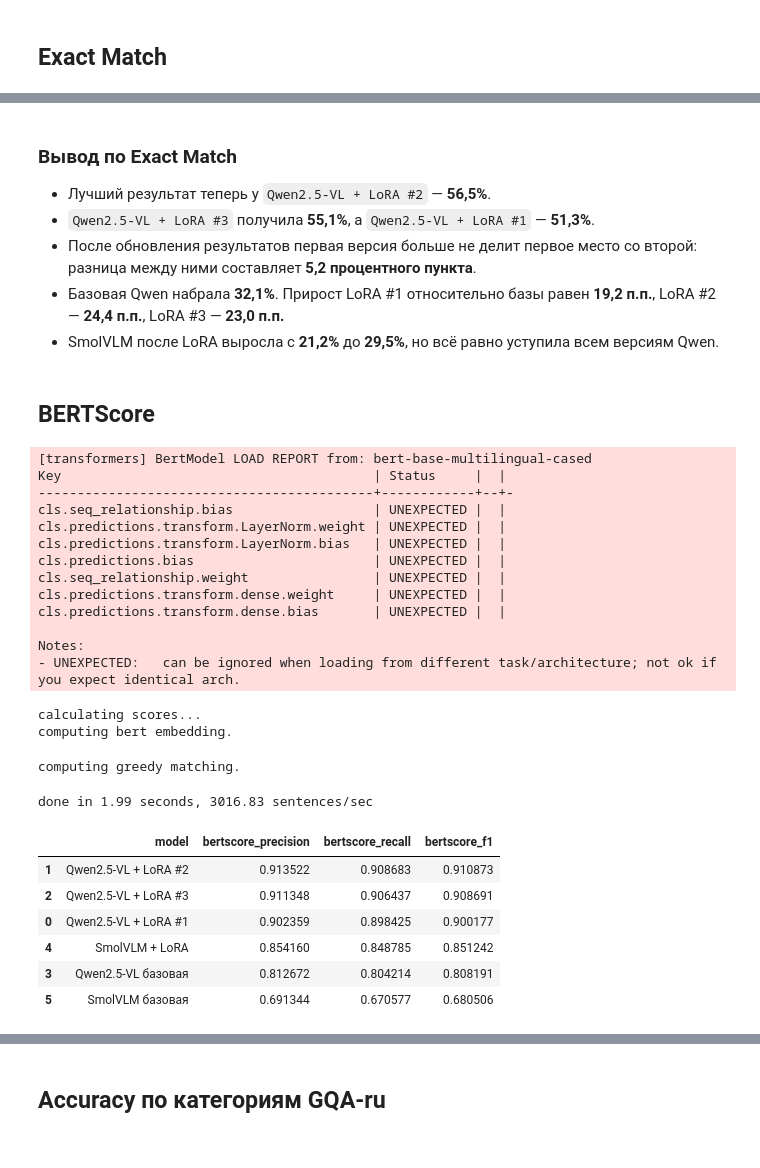
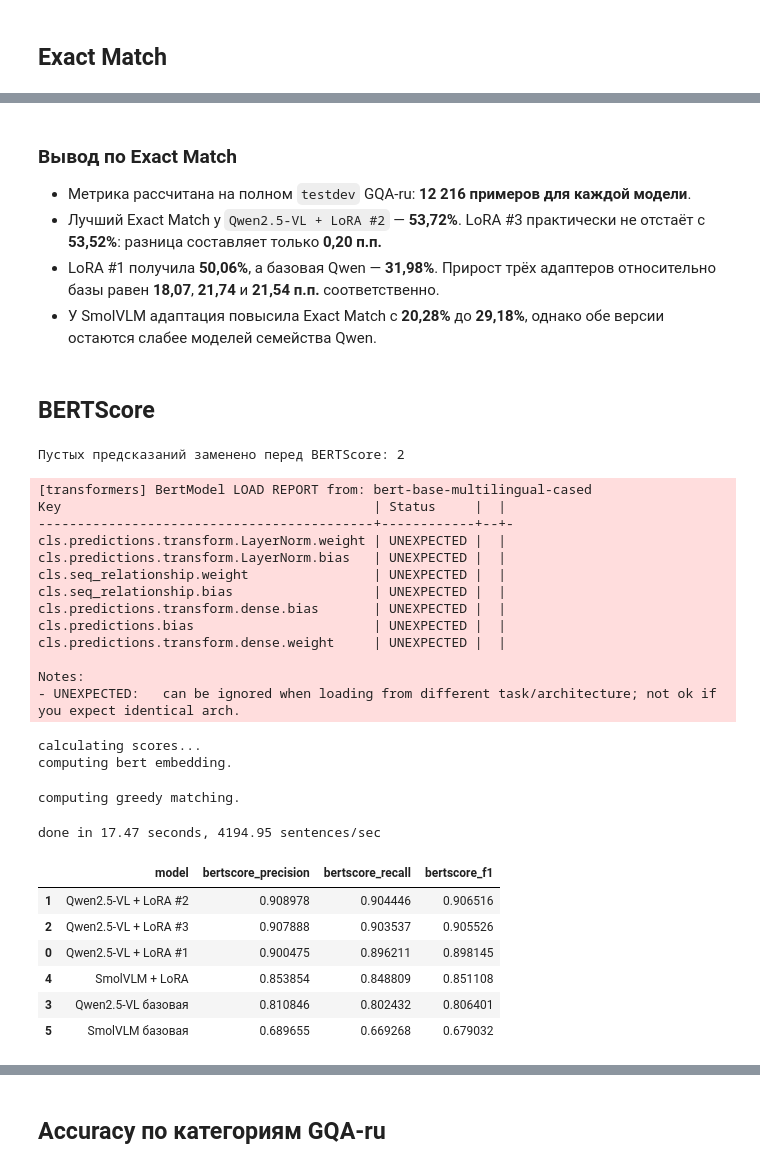
Before and after one commit to Dezurn/vk-vision-language-vqa, a Jupyter notebook: notebooks/metrics_compare.ipynb, the cells around one changed output, grey strips where cells are left out. Cells and saved outputs as stored; diff of their text form; code cells hidden in the pictures.

```diff
--- a/notebooks/evaluate_all_models.ipynb
+++ b/notebooks/metrics_compare.ipynb
@@ -117,61 +154,80 @@ style_plot(fig, "GQA-ru: Exact Match", "По 1000 примеров для каж
 # %% [markdown]
 ### Вывод по Exact Match
 
-- Лучший результат теперь у `Qwen2.5-VL + LoRA #2` — **56,5%**.
-- `Qwen2.5-VL + LoRA #3` получила **55,1%**, а `Qwen2.5-VL + LoRA #1` — **51,3%**.
-- После обновления результатов первая версия больше не делит первое место со второй: разница между ними составляет **5,2 процентного пункта**.
-- Базовая Qwen набрала **32,1%**. Прирост LoRA #1 относительно базы равен **19,2 п.п.**, LoRA #2 — **24,4 п.п.**, LoRA #3 — **23,0 п.п.**
-- SmolVLM после LoRA выросла с **21,2%** до **29,5%**, но всё равно уступила всем версиям Qwen.
+- Метрика рассчитана на полном `testdev` GQA-ru: **12 216 примеров для каждой модели**.
+- Лучший Exact Match у `Qwen2.5-VL + LoRA #2` — **53,72%**. LoRA #3 практически не отстаёт с **53,52%**: разница составляет только **0,20 п.п.**
+- LoRA #1 получила **50,06%**, а базовая Qwen — **31,98%**. Прирост трёх адаптеров относительно базы равен **18,07**, **21,74** и **21,54 п.п.** соответственно.
+- У SmolVLM адаптация повысила Exact Match с **20,28%** до **29,18%**, однако обе версии остаются слабее моделей семейства Qwen.
 # %% [markdown]
 ## BERTScore
 # %%
+BERT_EMPTY_PLACEHOLDER = "empty prediction"
+
+
+def prepare_bertscore_texts(series):
+    """Заменяет пустые строки: bert-score 0.3.13 несовместим с ними в transformers 5."""
+    texts = series.fillna("").astype(str).str.strip()
+    return texts.mask(texts.eq(""), BERT_EMPTY_PLACEHOLDER).tolist()
+
+
+bert_candidates = prepare_bertscore_texts(gqa["prediction"])
+bert_references = prepare_bertscore_texts(gqa["reference"])
+empty_prediction_mask = gqa["prediction"].fillna("").astype(str).str.strip().eq("")
+empty_reference_mask = gqa["reference"].fillna("").astype(str).str.strip().eq("")
+empty_bert_mask = empty_prediction_mask | empty_reference_mask
+empty_predictions = int(empty_prediction_mask.sum())
+print(f"Пустых предсказаний заменено перед BERTScore: {empty_predictions}")
+
 bert_precision, bert_recall, bert_f1 = score(
-    gqa["prediction"].tolist(),
-    gqa["reference"].tolist(),
+    bert_candidates,
+    bert_references,
     lang="ru",
     batch_size=BERT_BATCH_SIZE,
     device=BERT_DEVICE,
     verbose=True,
 )
 gqa["bertscore_precision"] = bert_precision.cpu().numpy()
 gqa["bertscore_recall"] = bert_recall.cpu().numpy()
 gqa["bertscore_f1"] = bert_f1.cpu().numpy()
+bert_columns = ["bertscore_precision", "bertscore_recall", "bertscore_f1"]
+gqa.loc[empty_bert_mask, bert_columns] = 0.0
 
 gqa_bert = (
     gqa.groupby("model", as_index=False)
     .agg(
         bertscore_precision=("bertscore_precision", "mean"),
         bertscore_recall=("bertscore_recall", "mean"),
         bertscore_f1=("bertscore_f1", "mean"),
     )
     .sort_values("bertscore_f1", ascending=False)
 )
 gqa_bert
 # %% [output]
-[transformers] BertModel LOAD REPORT from: bert-base-multilingual-cased
-Key                                        | Status     |  |
--------------------------------------------+------------+--+-
-cls.seq_relationship.bias                  | UNEXPECTED |  |
-cls.predictions.transform.LayerNorm.weight | UNEXPECTED |  |
-cls.predictions.transform.LayerNorm.bias   | UNEXPECTED |  |
-cls.predictions.bias                       | UNEXPECTED |  |
-cls.seq_relationship.weight                | UNEXPECTED |  |
-cls.predictions.transform.dense.weight     | UNEXPECTED |  |
-cls.predictions.transform.dense.bias       | UNEXPECTED |  |
-
-Notes:
-- UNEXPECTED:   can be ignored when loading from different task/architecture; not ok if you expect identical arch.
+Пустых предсказаний заменено перед BERTScore: 2
-calculating scores...
-computing bert embedding.
+[transformers] BertModel LOAD REPORT from: bert-base-multilingual-cased
+Key                                        | Status     |  |
+-------------------------------------------+------------+--+-
+cls.predictions.transform.LayerNorm.weight | UNEXPECTED |  |
+cls.predictions.transform.LayerNorm.bias   | UNEXPECTED |  |
+cls.seq_relationship.weight                | UNEXPECTED |  |
+cls.seq_relationship.bias                  | UNEXPECTED |  |
+cls.predictions.transform.dense.bias       | UNEXPECTED |  |
+cls.predictions.bias                       | UNEXPECTED |  |
+cls.predictions.transform.dense.weight     | UNEXPECTED |  |
+
+Notes:
+- UNEXPECTED:   can be ignored when loading from different task/architecture; not ok if you expect identical arch.
-computing greedy matching.
+calculating scores...
+computing bert embedding.
-done in 1.99 seconds, 3016.83 sentences/sec
+computing greedy matching.
+done in 17.47 seconds, 4194.95 sentences/sec
 |  | model | bertscore_precision | bertscore_recall | bertscore_f1 |
-| 1 | Qwen2.5-VL + LoRA #2 | 0.913522 | 0.908683 | 0.910873 |
-| 2 | Qwen2.5-VL + LoRA #3 | 0.911348 | 0.906437 | 0.908691 |
-| 0 | Qwen2.5-VL + LoRA #1 | 0.902359 | 0.898425 | 0.900177 |
-| 4 | SmolVLM + LoRA | 0.854160 | 0.848785 | 0.851242 |
-| 3 | Qwen2.5-VL базовая | 0.812672 | 0.804214 | 0.808191 |
-| 5 | SmolVLM базовая | 0.691344 | 0.670577 | 0.680506 |
+| 1 | Qwen2.5-VL + LoRA #2 | 0.908978 | 0.904446 | 0.906516 |
+| 2 | Qwen2.5-VL + LoRA #3 | 0.907888 | 0.903537 | 0.905526 |
+| 0 | Qwen2.5-VL + LoRA #1 | 0.900475 | 0.896211 | 0.898145 |
+| 4 | SmolVLM + LoRA | 0.853854 | 0.848809 | 0.851108 |
+| 3 | Qwen2.5-VL базовая | 0.810846 | 0.802432 | 0.806401 |
+| 5 | SmolVLM базовая | 0.689655 | 0.669268 | 0.679032 |
 # %%
 bert_plot = gqa_bert.sort_values("bertscore_f1")
 fig = go.Figure()
```
Also changed, not shown: parts of 18 cells of this notebook, 1 other file.
